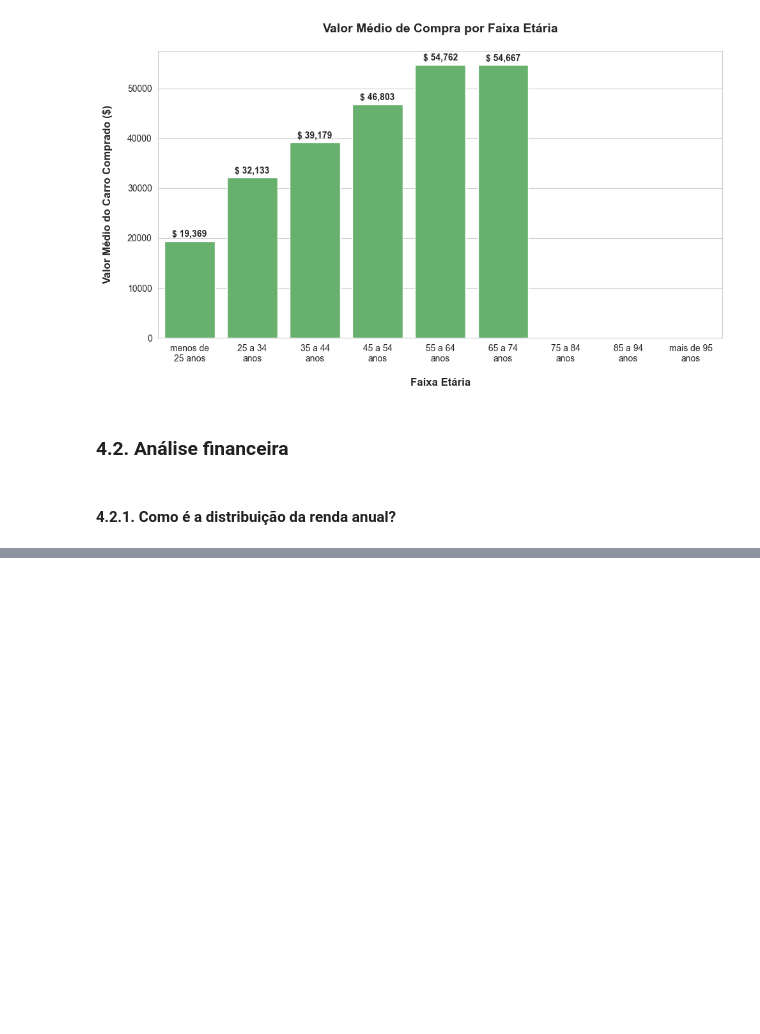
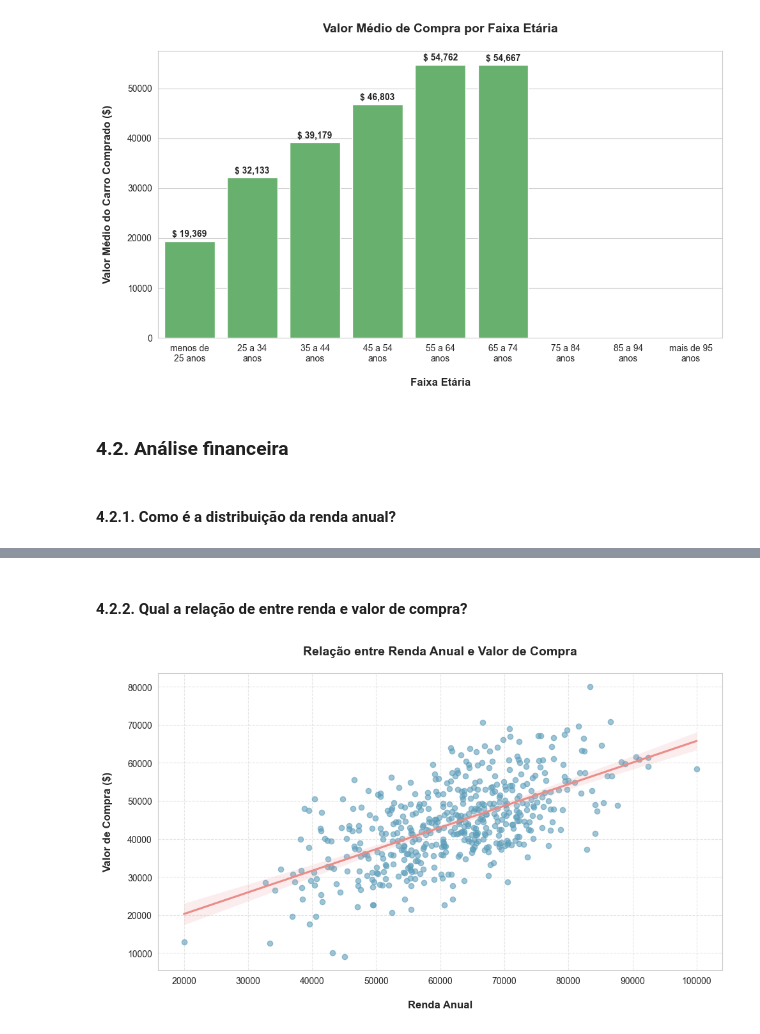
Before and after one commit to emso-exe/Compra_de_carro, a Jupyter notebook: 000_analise_exploratoria.ipynb, the cells around one changed output, grey strips where cells are left out. Drawn from its saved outputs; the diff is of its cells as text; code cells hidden in the pictures; blank space fills up the shorter version.

```diff
--- a/000_analise_exploratoria.ipynb
+++ b/000_analise_exploratoria.ipynb
@@ -539,0 +564,22 @@ plt.show()
+# %% [markdown]
+#### 4.2.2. Qual a relação de entre renda e valor de compra?
+# %%
+# Ajuste do tamanho da figura
+plt.figure(figsize=(10, 6))
+
+# Gráfico do valor de compra por renda anual
+sns.regplot(data=df, x='Annual Salary', y='Car Purchase Amount',
+    scatter_kws={'alpha': 0.6, 'color': '#5d9eba'}, line_kws={'color': '#ea8c87'})
+
+# Títulos e rótulos
+plt.title('Relação entre Renda Anual e Valor de Compra\n',
+          fontsize=14, fontweight='bold')
+plt.xlabel('\nRenda Anual', fontsize=12, fontweight='bold')
+plt.ylabel('Valor de Compra ($)\n', fontsize=12, fontweight='bold')
+plt.grid(True, linestyle='--', alpha=0.5)
+
+# Layout final
+plt.tight_layout()
+plt.show()
+# %% [output]
+[figure, added]
```
Also changed, not shown: parts of 14 cells of this notebook.
